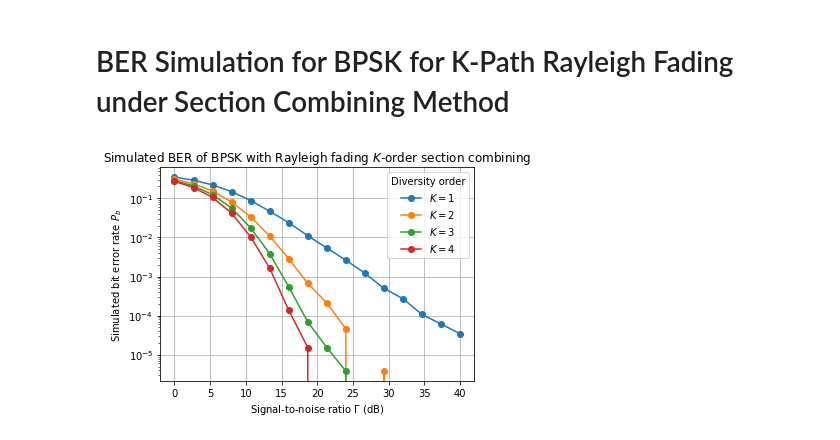
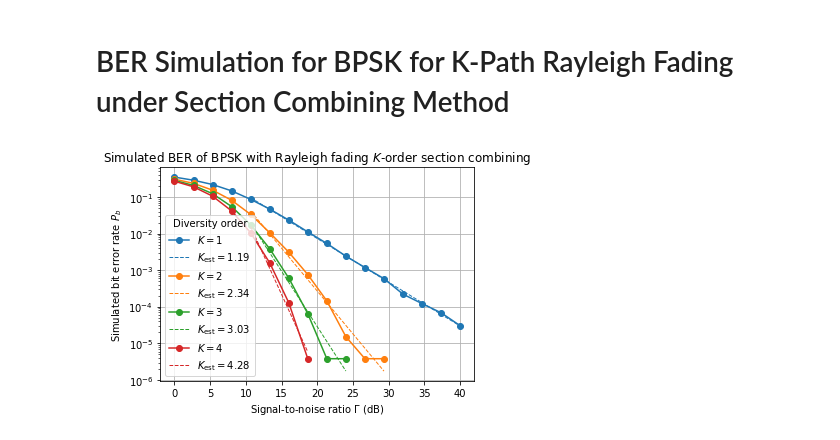
Before and after one commit to eldrtimo/rayleigh_diversity, a Jupyter notebook: notebook.ipynb, the cells around one changed output. Saved outputs shown, nothing was run; the diff lists cells and outputs as text; code cells hidden in the pictures.

```diff
--- a/notebook.ipynb
+++ b/notebook.ipynb
@@ -39,21 +78,39 @@ fig.savefig("./plots/{}".format(FIGNAME))
 # %%
 N        = 2**18                 # number of symbols
 Ga_l     = np.logspace(0,2,16)   # SNR values
+Ga_l_dB  = 20*np.log10(Ga_l)
 COMBINER = "section"             # Possible values: {"section", "equal gain", "max ratio"}
 FIGNAME  = "diversity_order.png"
 
 fig, axs = plt.subplots()
+for K in [1,2,3,4]:
+    # Calculate symbol error rate (same as BER for BPSK)
+    Pe_l = BPSKRayleighDiversityBER(N,K,Ga_l,COMBINER)
+
+    # Plot BER curve
+    l_plot = (Pe_l > 0)
+    ber_curve = axs.plot(Ga_l_dB[l_plot],Pe_l[l_plot],marker="o",
+                         label=r"$K = {}$".format(K))
+
+    # Estimate diversity order via linear regression
+    l_regression = (Pe_l > 0) & (Ga_l_dB > 10)
+    x = Ga_l_dB[l_regression]
+    y = np.log10(Pe_l[l_regression])
+    A = np.stack([np.ones_like(x),x],axis=1)
+    a0, a1 = np.linalg.lstsq(A,y,rcond=None)[0]
+    K_est = -a1 * 10 # Estimated diversity order
+
+    # Plot linear regression line
+    label = "$K_{{\mathrm{{est}}}} = {:.2f}$".format(K_est)
+    axs.plot(x,np.power(10,a0 + a1*x),"--",
+             color=ber_curve[0].get_color(),linewidth=1,label=label)
+
 axs.set_title(r"Simulated BER of BPSK with Rayleigh fading $K$-order {} combining".format(COMBINER))
 axs.set_xlabel(r"Signal-to-noise ratio $\Gamma$ (dB)")
 axs.set_ylabel(r"Simulated bit error rate $P_b$")
 axs.set_yscale("log")
-
-for K in [1,2,3,4]:
-    Pe_l = BPSKRayleighDiversityBER(N,K,Ga_l,COMBINER)
-    axs.plot(20*np.log10(Ga_l),Pe_l,"o-",label=r"$K = {}$".format(K))
-
 axs.legend(title = "Diversity order")
 fig.tight_layout()
 fig.savefig("./plots/{}".format(FIGNAME))
 # %% [output]
-[figure, old version]
+[figure, new version]
```
Also changed, not shown: parts of 2 cells of this notebook, 2 other files.
